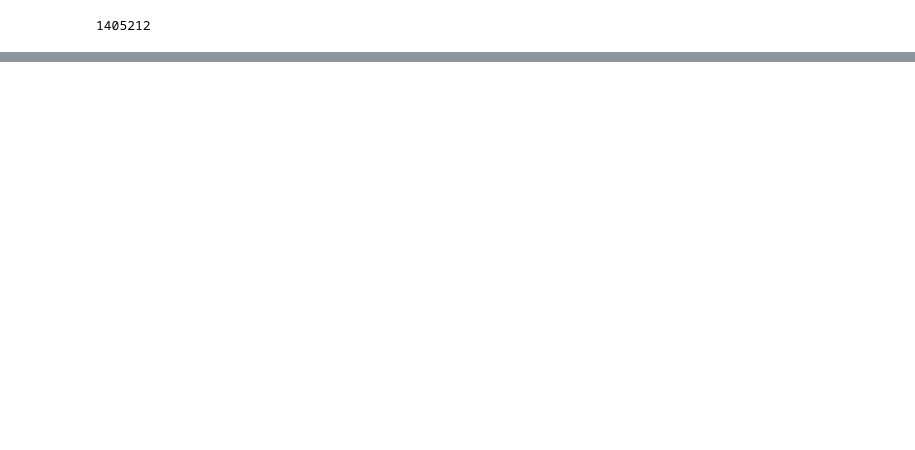
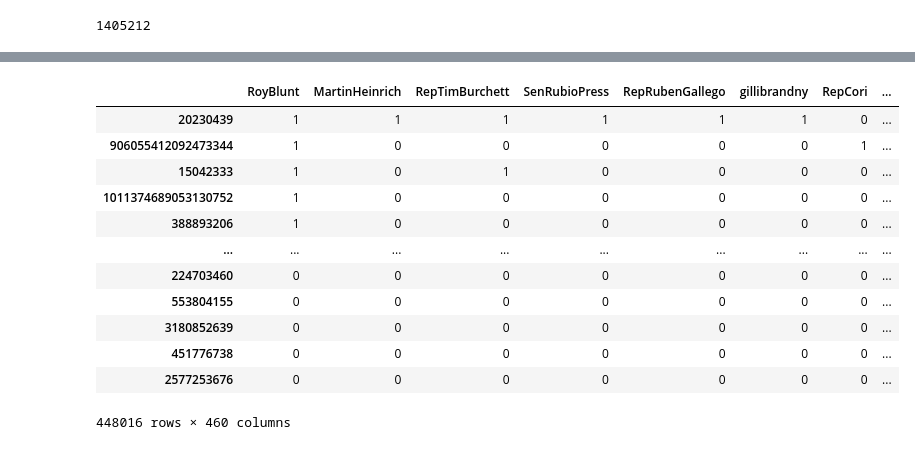
Before and after one commit to Ali-Omrani/transgressions-condemnation, a Jupyter notebook: Ideology/new_ideology_data_prep.ipynb, the cells around one changed output, grey strips where cells are left out. Saved outputs shown, nothing was run; the diff lists cells and outputs as text; code cells hidden in the pictures; blank space fills up the shorter version.

```diff
--- a/Ideology/new_ideology_data_prep.ipynb
+++ b/Ideology/new_ideology_data_prep.ipynb
@@ -135,0 +185,20 @@ adj_matrix
+# %%
+for poli_account in tqdm(join_df["account"].unique()):
+    followers_in_users = join_df[join_df["account"]==poli_account]["id_str"]
+    adj_matrix[poli_account][followers_in_users]=1
+# %%
+adj_matrix
+# %% [output]
+|  | RoyBlunt | MartinHeinrich | RepTimBurchett | SenRubioPress | RepRubenGallego | gillibrandny | RepCori | ... |
+| 20230439 | 1 | 1 | 1 | 1 | 1 | 1 | 0 | ... |
+| 906055412092473344 | 1 | 0 | 0 | 0 | 0 | 0 | 1 | ... |
+| 15042333 | 1 | 0 | 1 | 0 | 0 | 0 | 0 | ... |
+| 1011374689053130752 | 1 | 0 | 0 | 0 | 0 | 0 | 0 | ... |
+| 388893206 | 1 | 0 | 0 | 0 | 0 | 0 | 0 | ... |
+| ... | ... | ... | ... | ... | ... | ... | ... | ... |
+| 224703460 | 0 | 0 | 0 | 0 | 0 | 0 | 0 | ... |
+| 553804155 | 0 | 0 | 0 | 0 | 0 | 0 | 0 | ... |
+| 3180852639 | 0 | 0 | 0 | 0 | 0 | 0 | 0 | ... |
+| 451776738 | 0 | 0 | 0 | 0 | 0 | 0 | 0 | ... |
+| 2577253676 | 0 | 0 | 0 | 0 | 0 | 0 | 0 | ... |
+448016 rows × 460 columns
```
Also changed, not shown: parts of 19 cells of this notebook, 4 other files.
